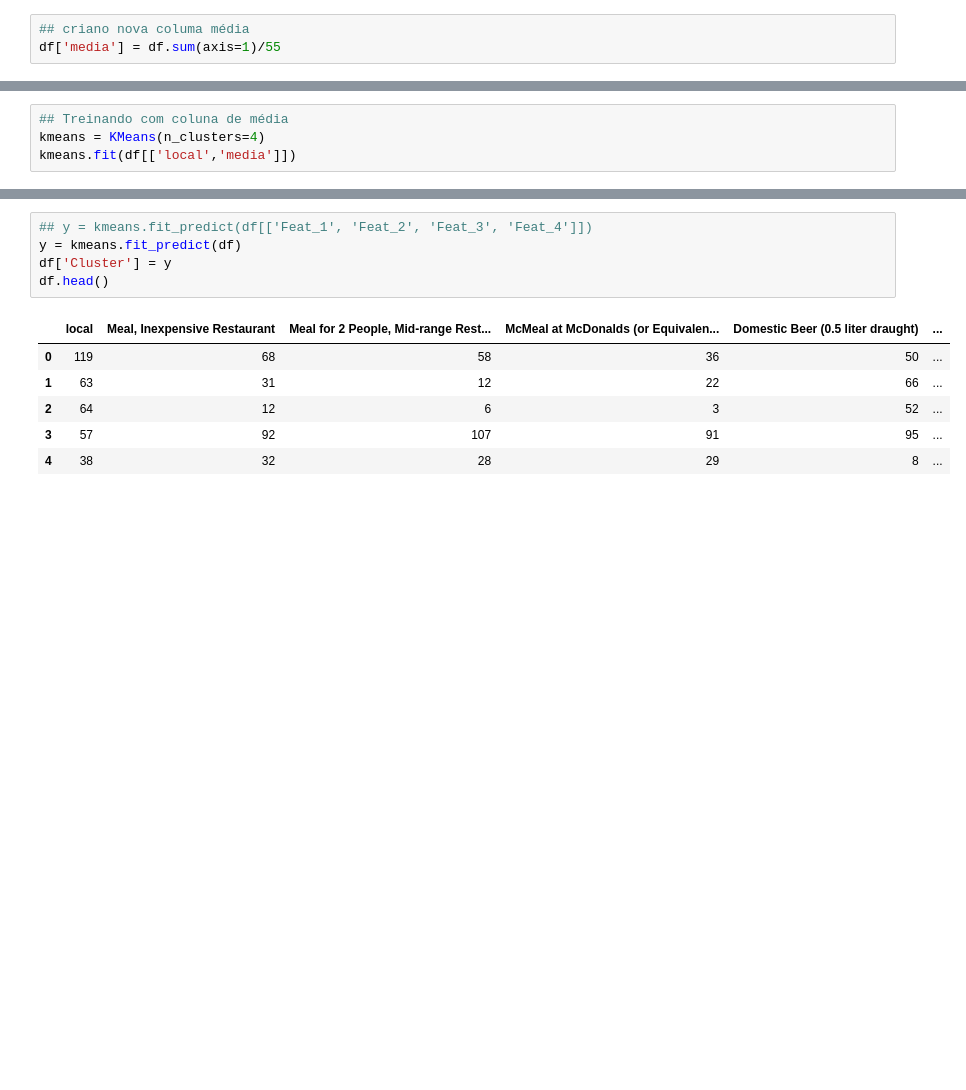
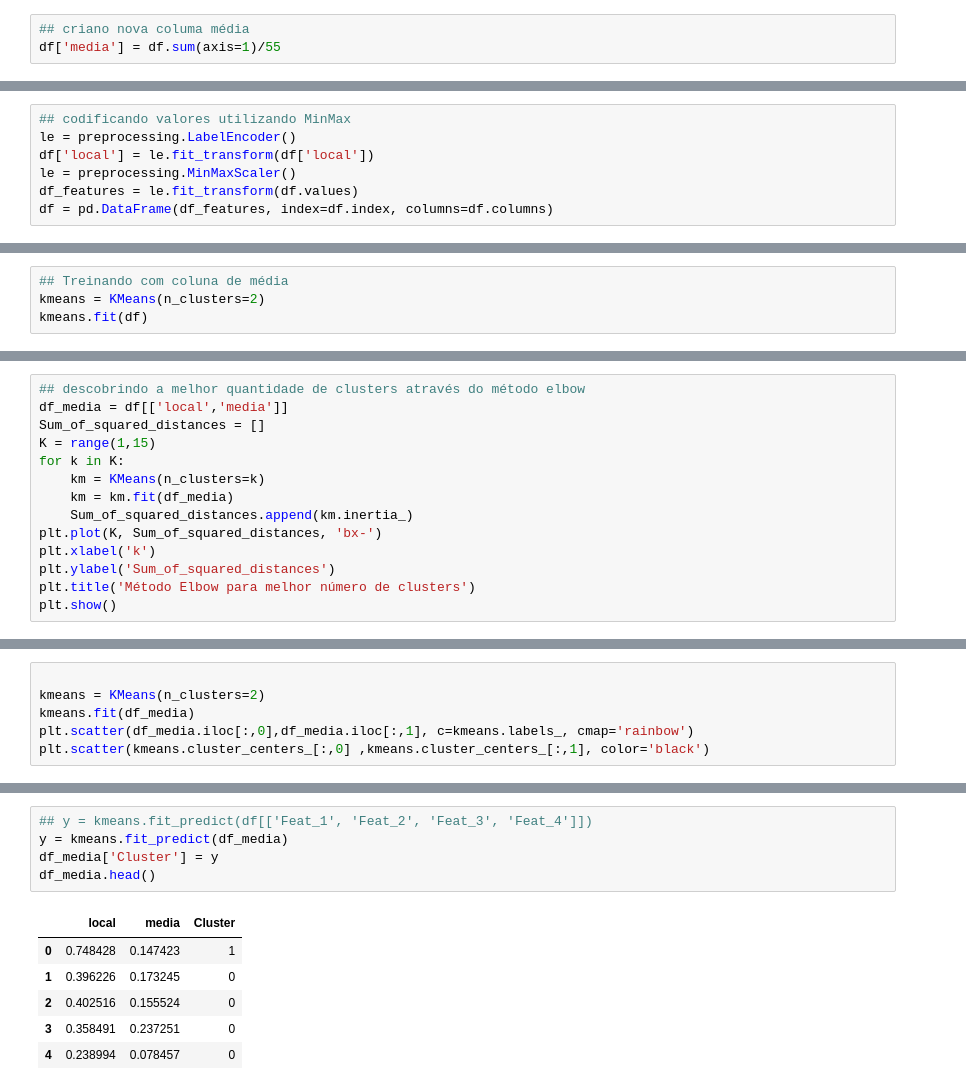
Before and after one commit to gizattos/cost_of_living_clustering, a Jupyter notebook: cost_of_living_clustering.ipynb, the cells around one changed output, grey strips where cells are left out. Cells and saved outputs as stored; diff of their text form; blank space fills up the shorter version.

```diff
--- a/cost_of_living_clustering.ipynb
+++ b/cost_of_living_clustering.ipynb
@@ -65,3 +66,10 @@ df = df.apply(le.fit_transform)
+# %%
+## codificando valores utilizando MinMax
+le = preprocessing.LabelEncoder()
+df['local'] = le.fit_transform(df['local'])
+le = preprocessing.MinMaxScaler()
+df_features = le.fit_transform(df.values)
+df = pd.DataFrame(df_features, index=df.index, columns=df.columns)
 # %%
 df.head()
 # %% [output]
@@ -74,6 +128,6 @@ df.head()
 # %%
 ## Treinando com coluna de média
-kmeans = KMeans(n_clusters=4)
-kmeans.fit(df[['local','media']])
+kmeans = KMeans(n_clusters=2)
+kmeans.fit(df)
 # %% [output]
 KMeans(algorithm='auto', copy_x=True, init='k-means++', max_iter=300,
@@ -103,0 +176,14 @@ plt.scatter(kmeans.cluster_centers_[:,0] ,kmeans.cluster_centers_[:,1], color='b
+# %%
+## descobrindo a melhor quantidade de clusters através do método elbow
+df_media = df[['local','media']]
+Sum_of_squared_distances = []
+K = range(1,15)
+for k in K:
+    km = KMeans(n_clusters=k)
+    km = km.fit(df_media)
+    Sum_of_squared_distances.append(km.inertia_)
+plt.plot(K, Sum_of_squared_distances, 'bx-')
+plt.xlabel('k')
+plt.ylabel('Sum_of_squared_distances')
+plt.title('Método Elbow para melhor número de clusters')
+plt.show()
@@ -103,0 +217,6 @@ plt.scatter(kmeans.cluster_centers_[:,0] ,kmeans.cluster_centers_[:,1], color='b
+# %%
+
+kmeans = KMeans(n_clusters=2)
+kmeans.fit(df_media)
+plt.scatter(df_media.iloc[:,0],df_media.iloc[:,1], c=kmeans.labels_, cmap='rainbow')
+plt.scatter(kmeans.cluster_centers_[:,0] ,kmeans.cluster_centers_[:,1], color='black')
@@ -104,12 +226,12 @@ plt.scatter(kmeans.cluster_centers_[:,0] ,kmeans.cluster_centers_[:,1], color='b
 # %%
 ## y = kmeans.fit_predict(df[['Feat_1', 'Feat_2', 'Feat_3', 'Feat_4']])
-y = kmeans.fit_predict(df)
-df['Cluster'] = y
-df.head()
+y = kmeans.fit_predict(df_media)
+df_media['Cluster'] = y
+df_media.head()
 # %% [output]
-|  | local | Meal, Inexpensive Restaurant | Meal for 2 People, Mid-range Rest... | McMeal at McDonalds (or Equivalen... | Domestic Beer (0.5 liter draught) | ... |
-| 0 | 119 | 68 | 58 | 36 | 50 | ... |
-| 1 | 63 | 31 | 12 | 22 | 66 | ... |
-| 2 | 64 | 12 | 6 | 3 | 52 | ... |
-| 3 | 57 | 92 | 107 | 91 | 95 | ... |
-| 4 | 38 | 32 | 28 | 29 | 8 | ... |
+|  | local | media | Cluster |
+| 0 | 0.748428 | 0.147423 | 1 |
+| 1 | 0.396226 | 0.173245 | 0 |
+| 2 | 0.402516 | 0.155524 | 0 |
+| 3 | 0.358491 | 0.237251 | 0 |
+| 4 | 0.238994 | 0.078457 | 0 |
```
Also changed, not shown: parts of 21 cells of this notebook.
